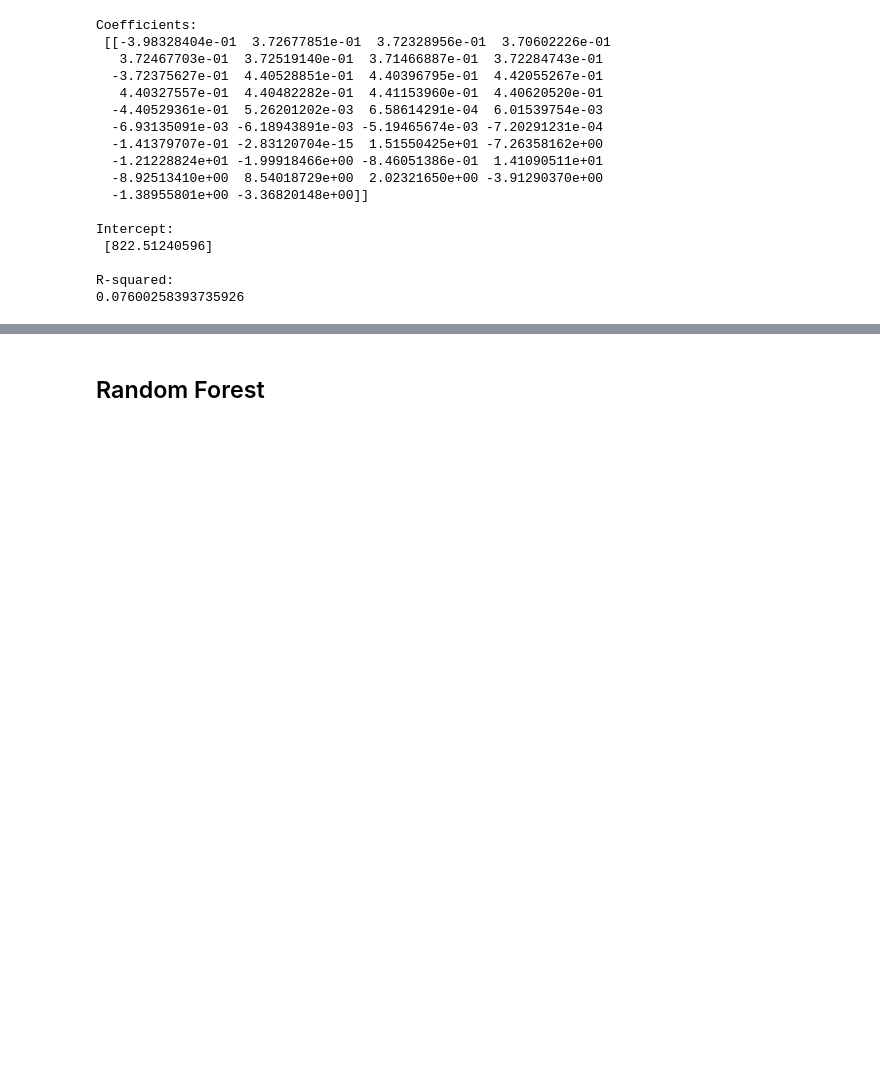
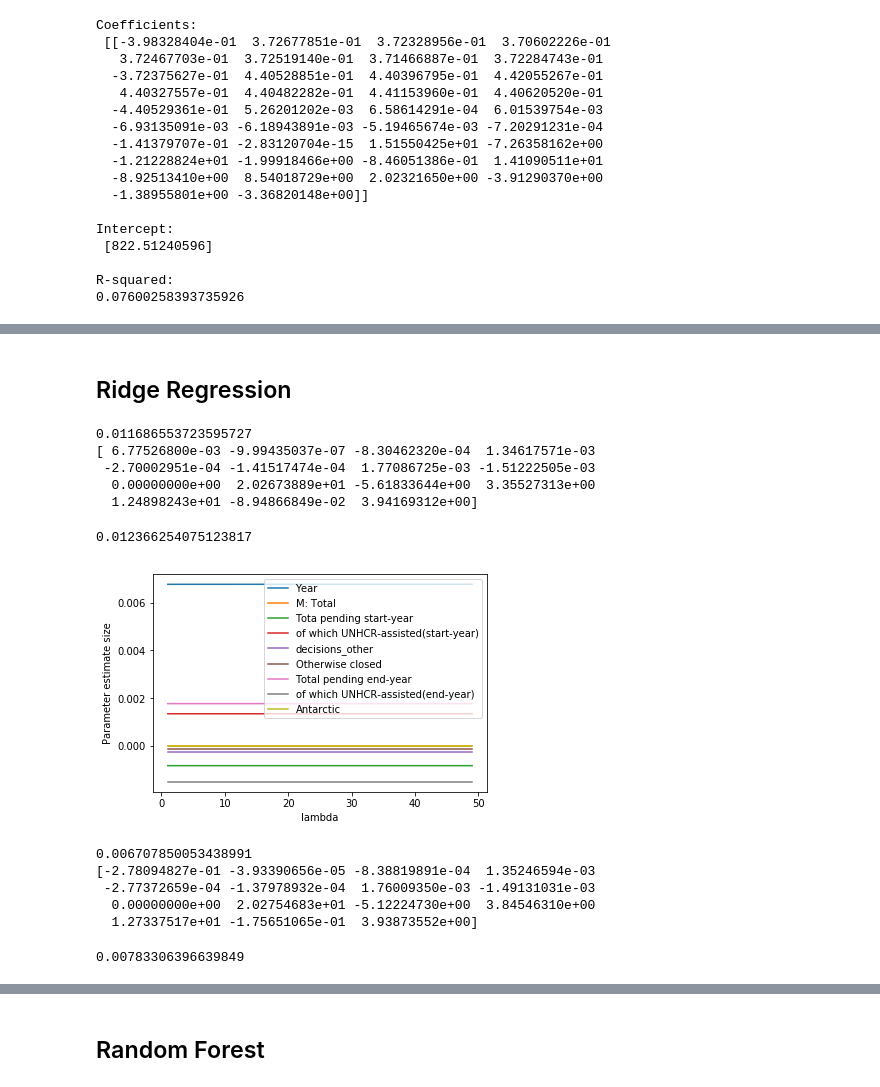
Before and after one commit to gemmaaa/lingdata, a Jupyter notebook: 3.7 Supervised learning capstone UNHCR attempt.ipynb, the cells around one changed output, grey strips where cells are left out. Cells and saved outputs as stored; diff of their text form; code cells hidden in the pictures; blank space fills up the shorter version.

```diff
--- a/3.7 Supervised learning capstone UNHCR attempt.ipynb
+++ b/3.7 Supervised learning capstone UNHCR attempt.ipynb
@@ -843,0 +782,58 @@ Testing on Sample: 0.07600258393735926
+# %% [markdown]
+## Ridge Regression
+# %%
+target = features_new.percentage_accepted.values.reshape(-1, 1)
+data = features_new.drop('percentage_accepted',1)
+
+X_train, X_test, y_train, y_test = train_test_split(data, target, test_size=0.2, random_state=20)
+# %%
+ridgeregr = linear_model.Ridge(alpha=16, fit_intercept=False)
+ridgeregr.fit(X_train, y_train)
+print(ridgeregr.score(X_train, y_train))
+origparams = ridgeregr.coef_[0]
+print(origparams)
+# %% [output]
+0.011686553723595727
+[ 6.77526800e-03 -9.99435037e-07 -8.30462320e-04  1.34617571e-03
+ -2.70002951e-04 -1.41517474e-04  1.77086725e-03 -1.51222505e-03
+  0.00000000e+00  2.02673889e+01 -5.61833644e+00  3.35527313e+00
+  1.24898243e+01 -8.94866849e-02  3.94169312e+00]
+# %%
+print(ridgeregr.score(X_test, y_test))
+# %% [output]
+0.012366254075123817
+# %%
+# Store estimates.
+estimates = np.append(ridgeregr.coef_, [10])
+
+# Storing legend information.
+labels = []
+
+#Run the model for many alphas.
+for lambd in range(1, 50, 2):
+    ridgeregrBig = linear_model.Ridge(alpha=lambd, fit_intercept=False)
+    ridgeregrBig.fit(X_train, y_train)
+    estimates = np.row_stack((
+        estimates,
+        np.append(ridgeregrBig.coef_,[lambd])))
+
+# Make the data pretty.
+estimates_df = pd.DataFrame(
+    estimates,
+    columns=list(X_train.columns) + ['lambda'])
+estimates_df.sort_values(by='lambda', inplace=True, ascending=True)
+
+# Leave out the 'student' variable.
+# It has very high values and throws off our plot's scale.
+varstoplot = list(estimates_df.columns[:9,])
+
+# Plot a line for each parameter.
+for var in varstoplot:
+    plt.plot(estimates_df['lambda'], estimates_df[var])
+    labels.append(var)
+plt.xlabel('lambda')
+plt.ylabel('Parameter estimate size')
+plt.legend(labels)
+plt.show()
+# %% [output]
+[figure, added]
@@ -843,0 +844,16 @@ Testing on Sample: 0.07600258393735926
+# %%
+
+ridgeregr2.fit(X_train, y_train)
+print(ridgeregr2.score(X_train, y_train))
+origparams = ridgeregr2.coef_[0]
+print(origparams)
+# %% [output]
+0.006707850053438991
+[-2.78094827e-01 -3.93390656e-05 -8.38819891e-04  1.35246594e-03
+ -2.77372659e-04 -1.37978932e-04  1.76009350e-03 -1.49131031e-03
+  0.00000000e+00  2.02754683e+01 -5.12224730e+00  3.84546310e+00
+  1.27337517e+01 -1.75651065e-01  3.93873552e+00]
+# %%
+print(ridgeregr2.score(X_test, y_test))
+# %% [output]
+0.00783306396639849
```
Also changed, not shown: parts of 22 cells of this notebook.
